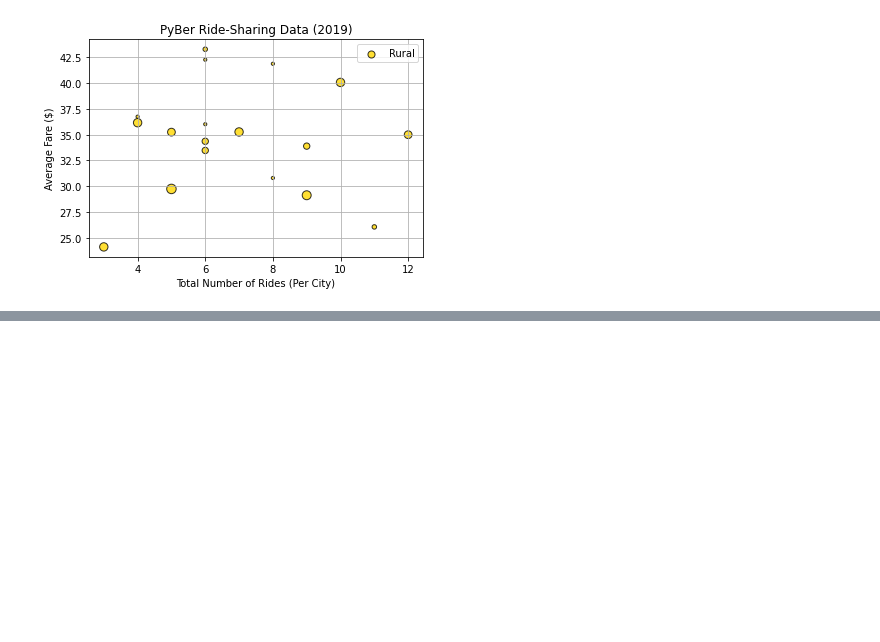
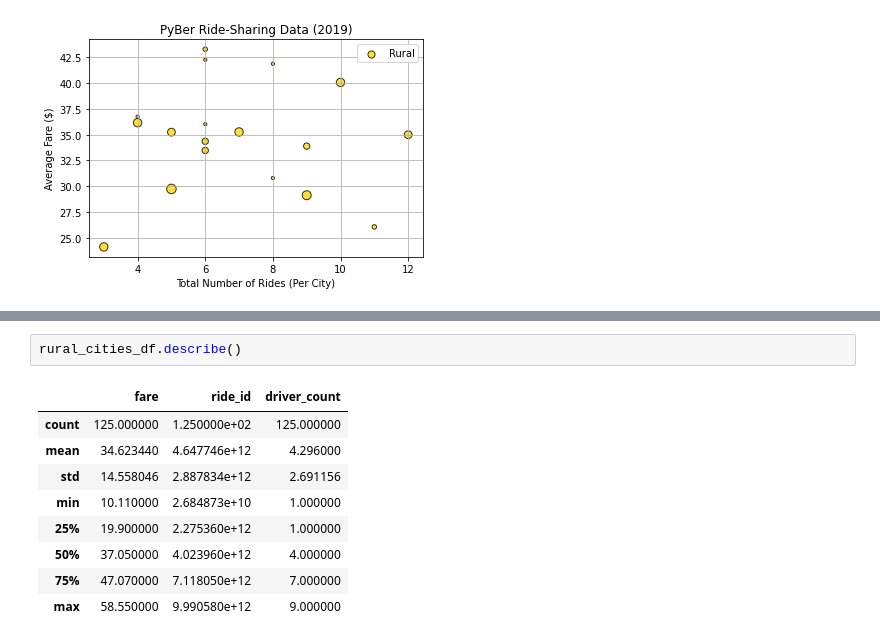
Before and after one commit to ccwillmore/PyBer_Analysis, a Jupyter notebook: Pyber.ipynb, the cells around one changed output, grey strips where cells are left out. Saved outputs shown, nothing was run; the diff lists cells and outputs as text; blank space fills up the shorter version.

Commit message:
Use describe() with groupby for stats

```diff
--- a/Pyber.ipynb
+++ b/Pyber.ipynb
@@ -301,0 +365,12 @@ plt.grid()
+# %%
+rural_cities_df.describe()
+# %% [output]
+|  | fare | ride_id | driver_count |
+| count | 125.000000 | 1.250000e+02 | 125.000000 |
+| mean | 34.623440 | 4.647746e+12 | 4.296000 |
+| std | 14.558046 | 2.887834e+12 | 2.691156 |
+| min | 10.110000 | 2.684873e+10 | 1.000000 |
+| 25% | 19.900000 | 2.275360e+12 | 1.000000 |
+| 50% | 37.050000 | 4.023960e+12 | 4.000000 |
+| 75% | 47.070000 | 7.118050e+12 | 7.000000 |
+| max | 58.550000 | 9.990580e+12 | 9.000000 |
```
Also changed, not shown: parts of 4 cells of this notebook.
